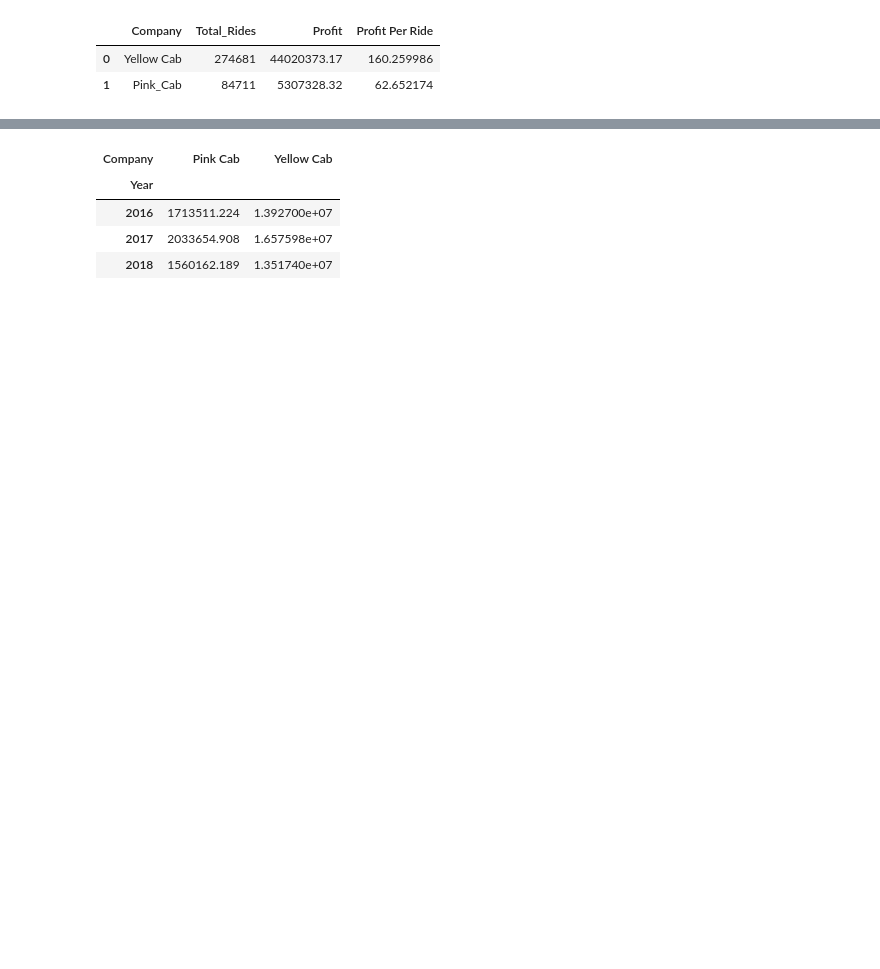
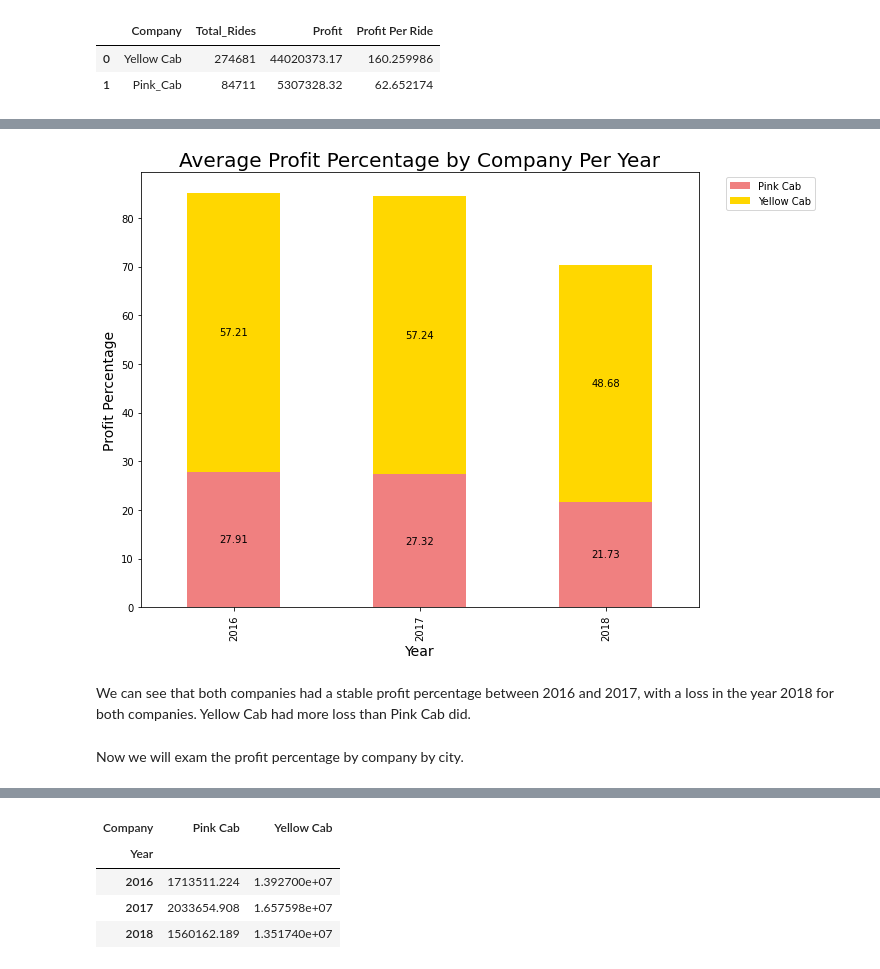
Before and after one commit to ahubiak/Cab_Data_Investment, a Jupyter notebook: Week2_Cab_Data.ipynb, the cells around one changed output, grey strips where cells are left out. Saved outputs shown, nothing was run; the diff lists cells and outputs as text; code cells hidden in the pictures; blank space fills up the shorter version.

```diff
--- a/Week2_Cab_Data.ipynb
+++ b/Week2_Cab_Data.ipynb
@@ -62,0 +95,3 @@ holidays_list = holidays['Date']
+# %%
+#converting date to datetime
+holidays['Date'] = pd.to_datetime(holidays['Date'])
@@ -228,0 +302,24 @@ cab_df['Age_Group'] = age_group_list
+# %%
+rounded_KM = []
+for i in range(0, len(cab_df)):
+    if cab_df['KM_Traveled'][i] <5:
+        rounded_KM.append(0)
+    elif 5<= cab_df['KM_Traveled'][i] <10:
+        rounded_KM.append(5)
+    elif 10<= cab_df['KM_Traveled'][i] <15:
+        rounded_KM.append(10)
+    elif 15<= cab_df['KM_Traveled'][i] <20:
+        rounded_KM.append(15)
+    elif 20<= cab_df['KM_Traveled'][i] <25:
+        rounded_KM.append(20)
+    elif 25<= cab_df['KM_Traveled'][i] <30:
+        rounded_KM.append(25)
+    elif 30<= cab_df['KM_Traveled'][i] <35:
+        rounded_KM.append(30)
+    elif 35<= cab_df['KM_Traveled'][i] <40:
+        rounded_KM.append(35)
+    elif 40<= cab_df['KM_Traveled'][i] <45:
+        rounded_KM.append(40)
+    else:
+        rounded_KM.append(45)
+cab_df['Rounded_KM'] = rounded_KM
@@ -273,0 +384,19 @@ display(profit_df)
+# %%
+#plt.figure(figsize =(100,100))
+ax = pp_pivot.plot(kind='bar', color=['lightcoral', 'gold'], stacked=True)
+for c in ax.containers:
+    labels = [v.get_height() if v.get_height() > 0 else '' for v in c]
+    labels = np.round(labels,2)
+    ax.bar_label(c, labels=labels, label_type='center')
+plt.legend(bbox_to_anchor=(1.04, 1), loc="upper left")
+plt.title('Average Profit Percentage by Company Per Year', fontsize=20)
+plt.ylabel('Profit Percentage', fontsize=14)
+plt.xlabel('Year', fontsize=14)
+plt.gcf().set_size_inches(10, 8)
+plt.show()
+# %% [output]
+[figure, added]
+# %% [markdown]
+We can see that both companies had a stable profit percentage between 2016 and 2017, with a loss in the year 2018 for both companies. Yellow Cab had more loss than Pink Cab did.
+# %% [markdown]
+Now we will exam the profit percentage by company by city.
```
Also changed, not shown: parts of 151 cells of this notebook.
